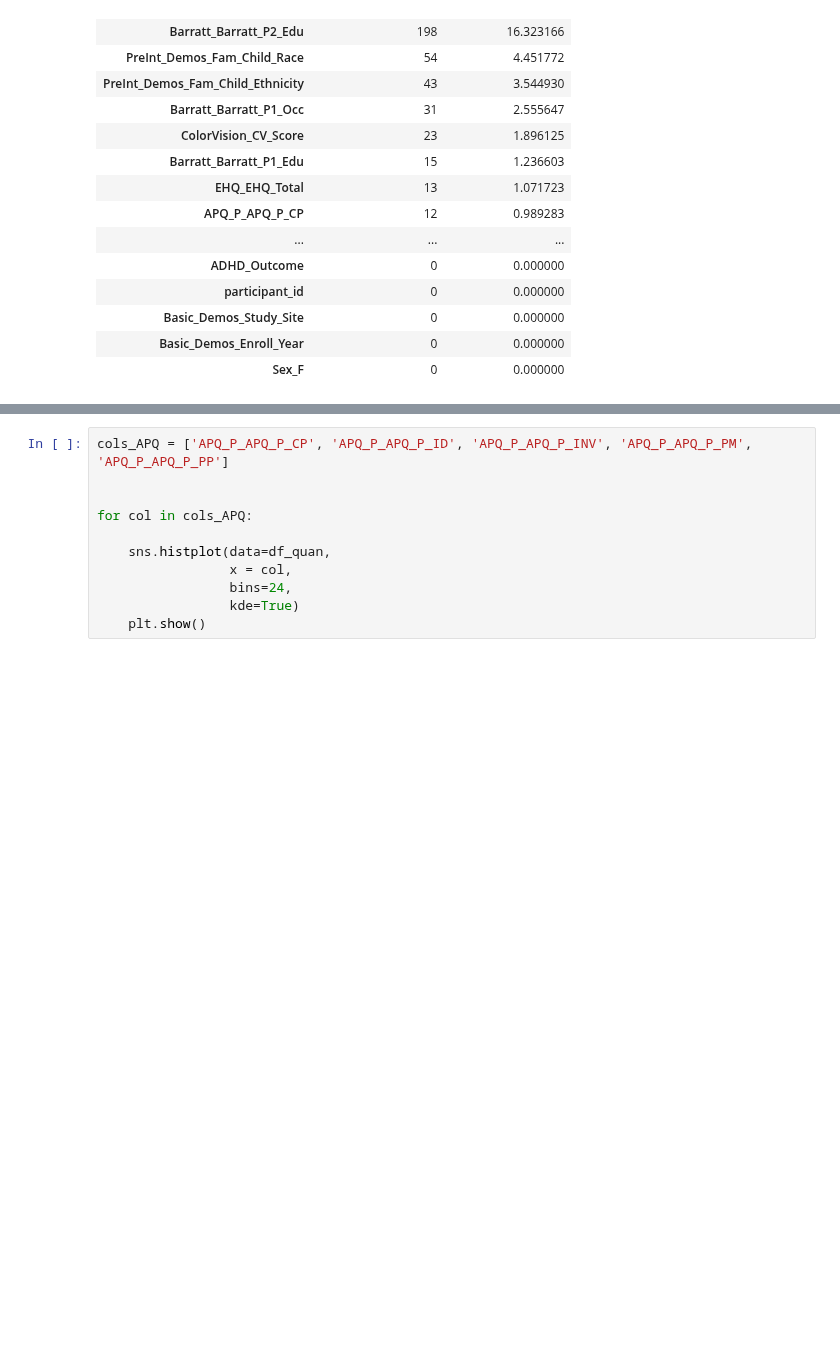
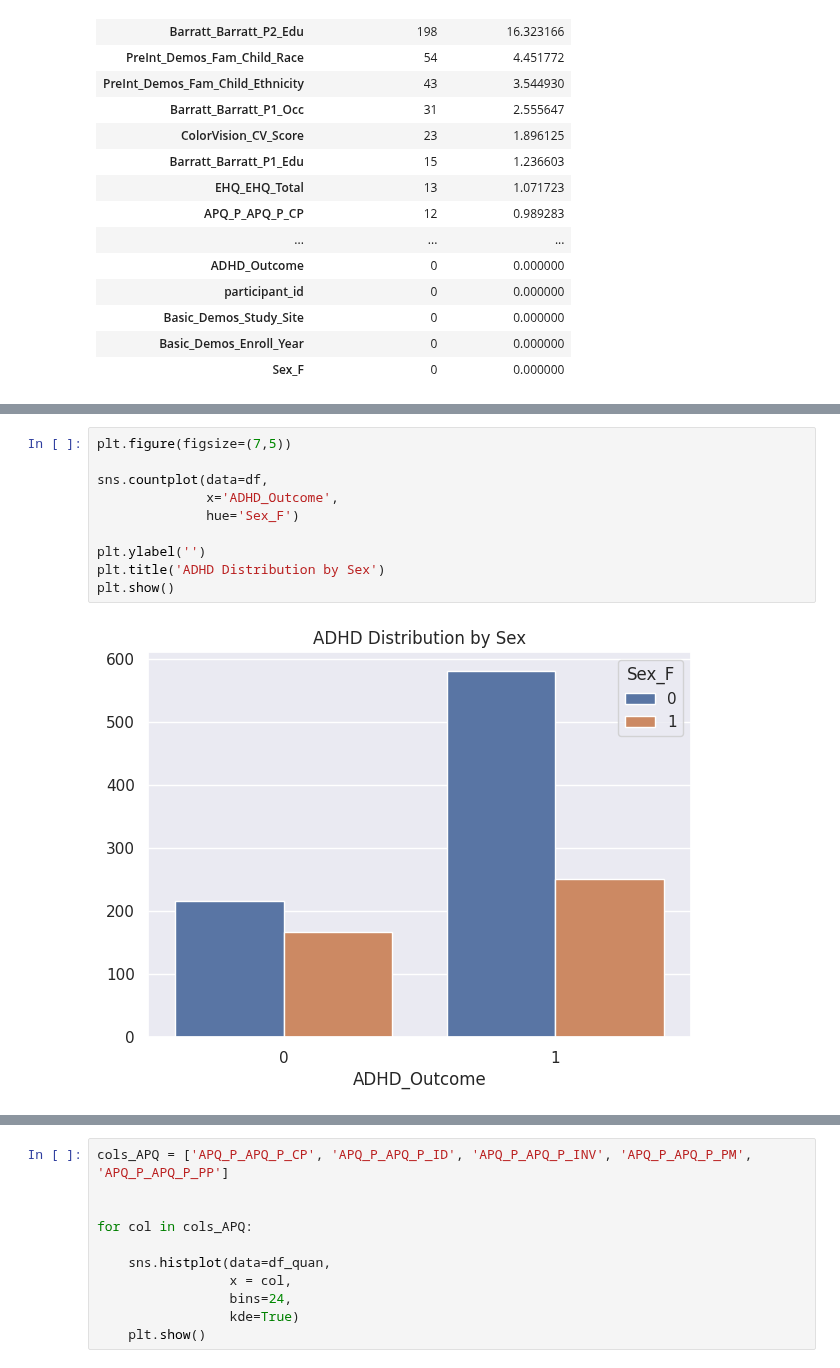
Before and after one commit to yigaai/Psycho_Neuro_ML_Project, a Jupyter notebook: understand-adhd.ipynb, the cells around one changed output, grey strips where cells are left out. Cells and saved outputs as stored; diff of their text form; blank space fills up the shorter version.

```diff
--- a/understand-adhd.ipynb
+++ b/understand-adhd.ipynb
@@ -203,2 +223,14 @@ missing.style.background_gradient('magma')
+# %%
+plt.figure(figsize=(7,5))
+
+sns.countplot(data=df,
+              x='ADHD_Outcome',
+              hue='Sex_F')
+
+plt.ylabel('')
+plt.title('ADHD Distribution by Sex')
+plt.show()
+# %% [output]
+[figure, added]
 # %%
 fig, (ax1, ax2) = plt.subplots(1, 2,
```
Also changed, not shown: parts of 11 cells of this notebook.
